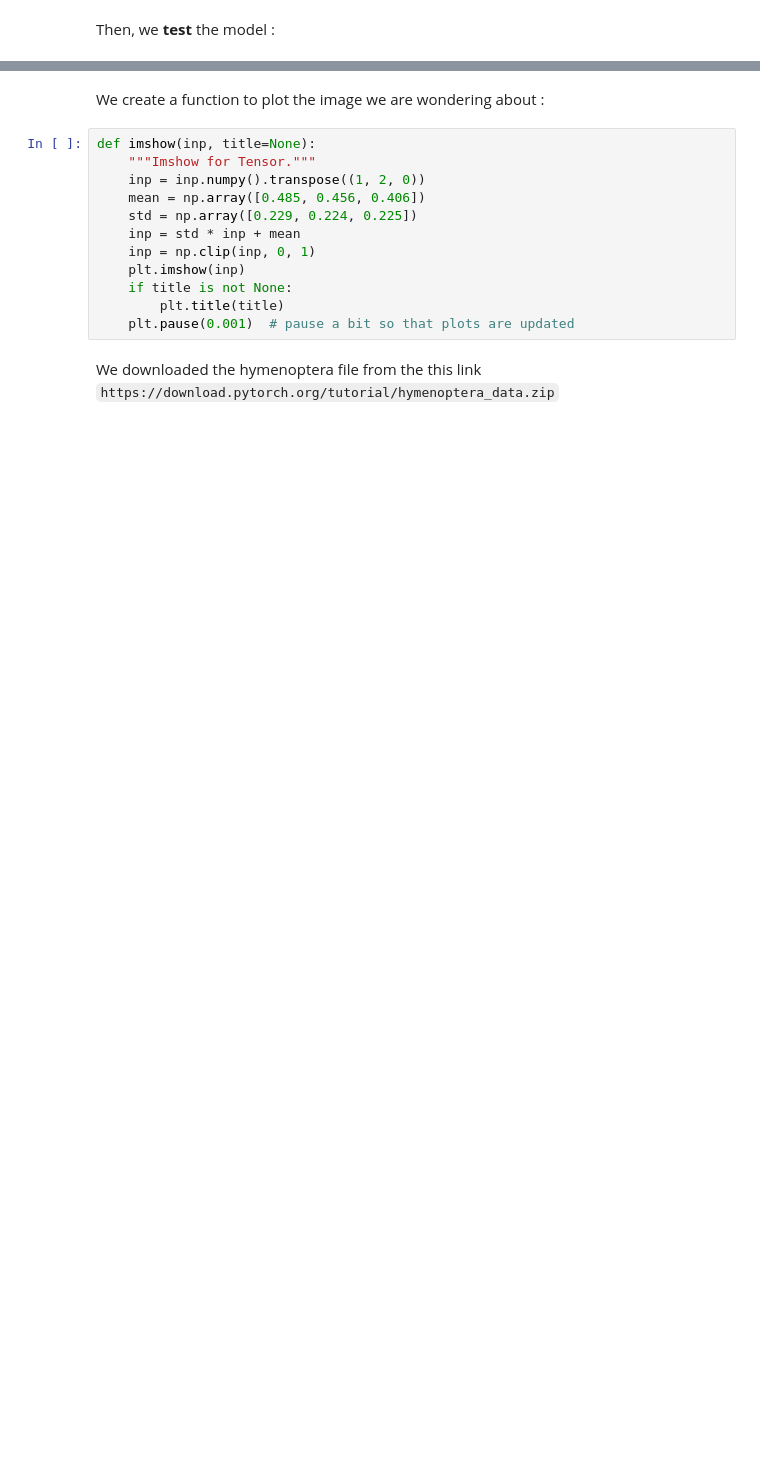
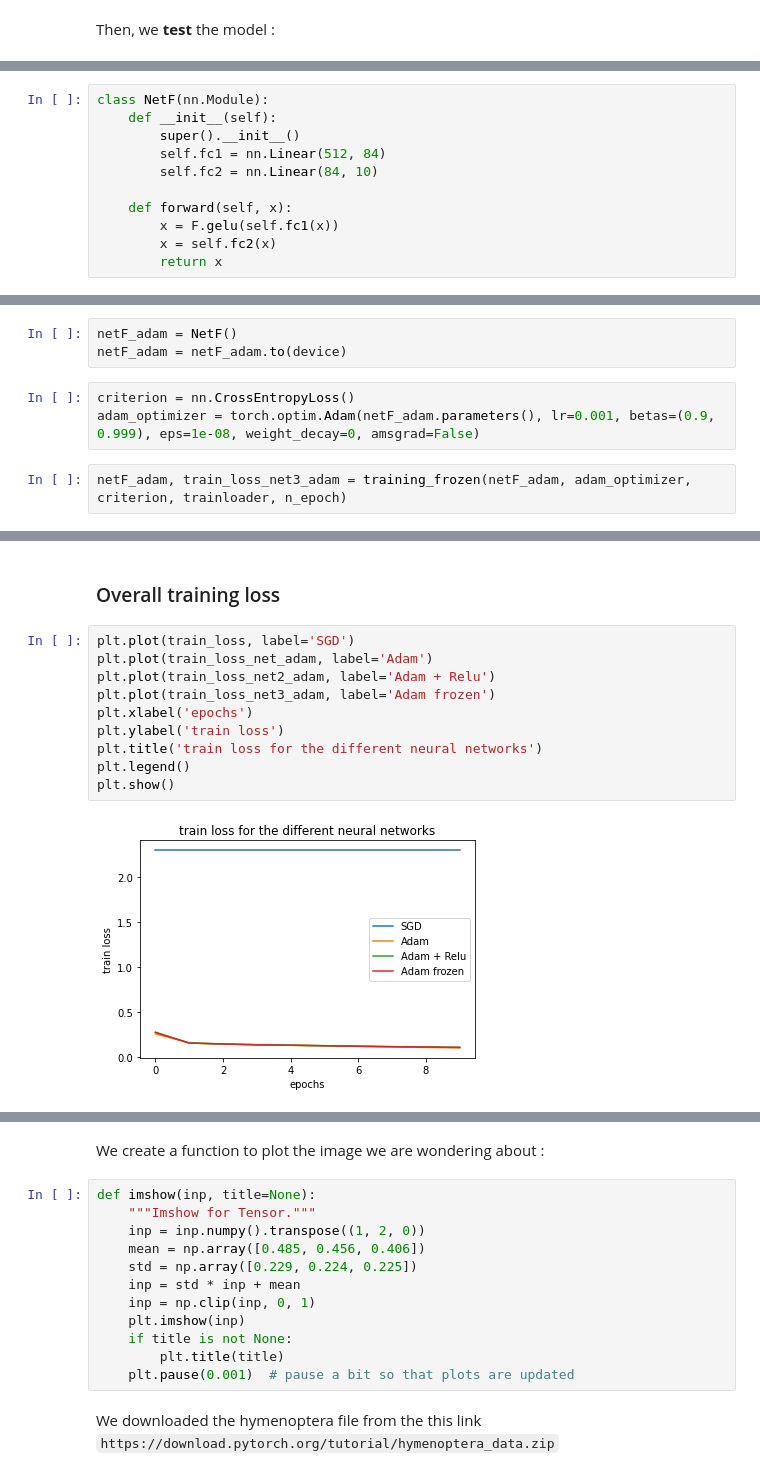
Before and after one commit to JustinAgnr/DM_ML, a Jupyter notebook: DM_ML_Part2.ipynb, the cells around one changed output, grey strips where cells are left out. Drawn from its saved outputs; the diff is of its cells as text; blank space fills up the shorter version.

```diff
--- a/DM_ML_Part2.ipynb
+++ b/DM_ML_Part2.ipynb
@@ -138,0 +259,11 @@ Test Error:
+# %%
+class NetF(nn.Module):
+    def __init__(self):
+        super().__init__()
+        self.fc1 = nn.Linear(512, 84)
+        self.fc2 = nn.Linear(84, 10)
+
+    def forward(self, x):
+        x = F.gelu(self.fc1(x))
+        x = self.fc2(x)
+        return x
@@ -138,0 +340,8 @@ Test Error:
+# %%
+netF_adam = NetF()
+netF_adam = netF_adam.to(device)
+# %%
+criterion = nn.CrossEntropyLoss()
+adam_optimizer = torch.optim.Adam(netF_adam.parameters(), lr=0.001, betas=(0.9, 0.999), eps=1e-08, weight_decay=0, amsgrad=False)
+# %%
+netF_adam, train_loss_net3_adam = training_frozen(netF_adam, adam_optimizer, criterion, trainloader, n_epoch)
@@ -138,0 +364,14 @@ Test Error:
+# %% [markdown]
+### Overall training loss
+# %%
+plt.plot(train_loss, label='SGD')
+plt.plot(train_loss_net_adam, label='Adam')
+plt.plot(train_loss_net2_adam, label='Adam + Relu')
+plt.plot(train_loss_net3_adam, label='Adam frozen')
+plt.xlabel('epochs')
+plt.ylabel('train loss')
+plt.title('train loss for the different neural networks')
+plt.legend()
+plt.show()
+# %% [output]
+[figure, added]
```
Also changed, not shown: parts of 86 cells of this notebook.
